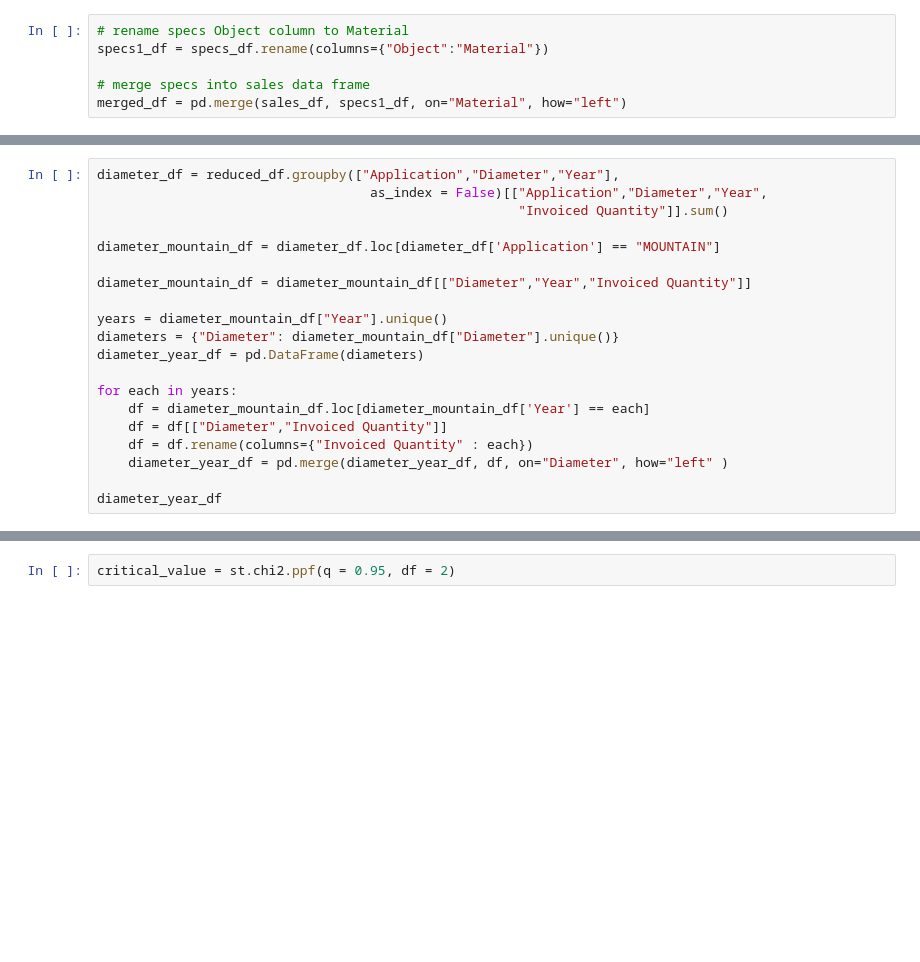
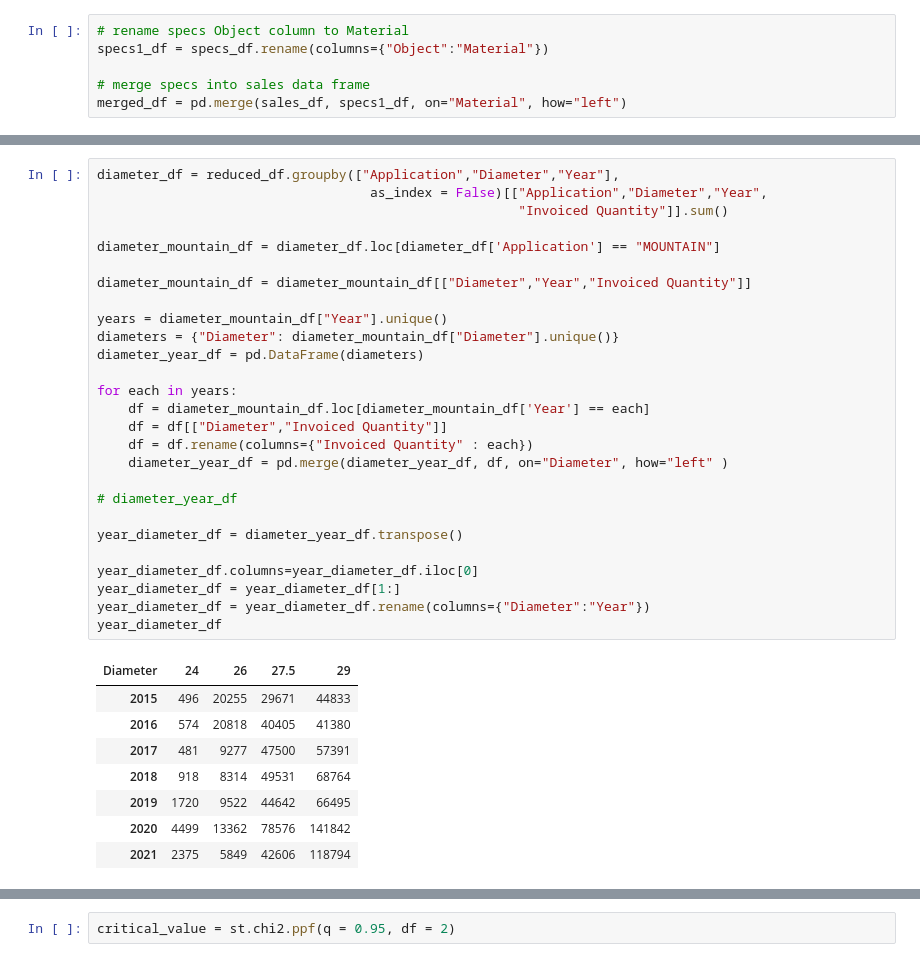
Before and after one commit to 2Delta/GT-Coding-Boot-Camp_Project-1, a Jupyter notebook: Project_01_BicycleSales_01.ipynb, the cells around one changed output, grey strips where cells are left out. Drawn from its saved outputs; the diff is of its cells as text; blank space fills up the shorter version.

Commit message:
transposed year and diameter data frame

```diff
--- a/Project_01_BicycleSales_01.ipynb
+++ b/Project_01_BicycleSales_01.ipynb
@@ -229,23 +340,39 @@ plt.show()
 # %%
 diameter_df = reduced_df.groupby(["Application","Diameter","Year"],
                                    as_index = False)[["Application","Diameter","Year",
                                                       "Invoiced Quantity"]].sum()
 
 diameter_mountain_df = diameter_df.loc[diameter_df['Application'] == "MOUNTAIN"]
 
 diameter_mountain_df = diameter_mountain_df[["Diameter","Year","Invoiced Quantity"]]
 
 years = diameter_mountain_df["Year"].unique()
 diameters = {"Diameter": diameter_mountain_df["Diameter"].unique()}
 diameter_year_df = pd.DataFrame(diameters)
 
 for each in years:
     df = diameter_mountain_df.loc[diameter_mountain_df['Year'] == each]
     df = df[["Diameter","Invoiced Quantity"]]
     df = df.rename(columns={"Invoiced Quantity" : each})
     diameter_year_df = pd.merge(diameter_year_df, df, on="Diameter", how="left" )
 
-diameter_year_df
+# diameter_year_df
+
+year_diameter_df = diameter_year_df.transpose()
+
+year_diameter_df.columns=year_diameter_df.iloc[0]
+year_diameter_df = year_diameter_df[1:]
+year_diameter_df = year_diameter_df.rename(columns={"Diameter":"Year"})
+year_diameter_df
+# %% [output]
+| Diameter | 24 | 26 | 27.5 | 29 |
+| 2015 | 496 | 20255 | 29671 | 44833 |
+| 2016 | 574 | 20818 | 40405 | 41380 |
+| 2017 | 481 | 9277 | 47500 | 57391 |
+| 2018 | 918 | 8314 | 49531 | 68764 |
+| 2019 | 1720 | 9522 | 44642 | 66495 |
+| 2020 | 4499 | 13362 | 78576 | 141842 |
+| 2021 | 2375 | 5849 | 42606 | 118794 |
 # %%
 # plot quantity by diameter for each year
 #for each in years:
```
Also changed, not shown: parts of 19 cells of this notebook.
